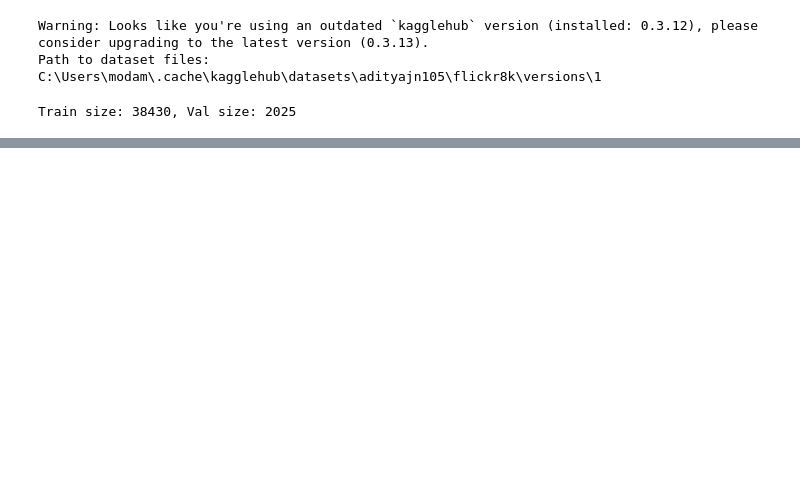
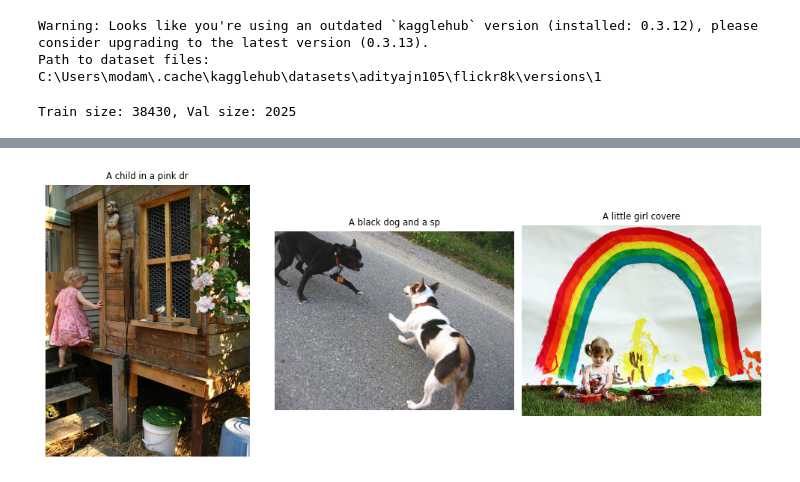
Before and after one commit to Portia-dot/VisionAndMultimodalTransformers, a Jupyter notebook: CLIP.ipynb, the cells around one changed output, grey strips where cells are left out. Saved outputs shown, nothing was run; the diff lists cells and outputs as text; code cells hidden in the pictures; blank space fills up the shorter version.

```diff
--- a/CLIP.ipynb
+++ b/CLIP.ipynb
@@ -23,7 +23,7 @@ class CLIPConfig:
         self.batch_size = 64
         self.epochs = 10
         self.lr = 1e-4
-        self.weight_decay = 1e-5
+        self.weight_decay = 3e-5
         self.warmup_steps = 500
         self.max_grad_norm = 1.0
         self.device = torch.device("cuda" if torch.cuda.is_available() else "cpu")
@@ -60,7 +60,7 @@ class CLIP(nn.Module):
 
 
         self.tokenizer = AutoTokenizer.from_pretrained('bert-base-uncased')
-        self.text_encoder = AutoTokenizer.from_pretrained('bert-base-uncased')
+        self.text_encoder = AutoModel.from_pretrained('bert-base-uncased')
         self.text_projection = ProjectionHead(in_dim= 768, out_dim=config.embed_dim, dropout= config.dropout)
 
         #Tempertature
@@ -291,2 +286,10 @@ print("Flickr30k pretraining complete. Model saved as 'flickr30k_clip_pretrained
 # %% [output]
 Train size: 38430, Val size: 2025
+# %%
+model = CLIP(config)
+for name, p in model.image_encoder.named_parameters():
+    if 'layer4' in name:
+        p.requires_grad = True
+for name, p in model.text_encoder.named_parameters():
+    if 'encoder.layer.11' in name or 'pooler' in name:
+        p.requires_grad = True
@@ -321,0 +360,27 @@ def clip_inference(model, image_path, candidate_texts, device="cuda"):
+# %%
+import os
+from PIL import Image
+import matplotlib.pyplot as plt
+images_path = os.path.join(path, 'Images')
+captions_path = os.path.join(path, 'captions.txt')
+captions_dict = {}
+
+with open(captions_path, 'r', encoding= 'utf-8') as file:
+    for line in file:
+        parts = line.strip().split(',')
+        if len(parts) == 2:
+            image_name, caption = parts
+            captions_dict.setdefault(image_name, []).append(caption)
+# %%
+fig, axes = plt.subplots(1, 3, figsize = (10, 4))
+for ax, name in zip(axes.flat, os.listdir(images_path)[:3]):
+    img = Image.open(os.path.join(images_path, name))
+    ax.imshow(img)
+    ax.axis('off')
+    plt.rcParams.update({'font.size':7})
+    caption = captions_dict.get(name, ['No Caption Found'])[0]
+    ax.set_title(caption[:20])
+plt.tight_layout()
+plt.show()
+# %% [output]
+[figure, added]
```
Also changed, not shown: parts of 8 cells of this notebook.
